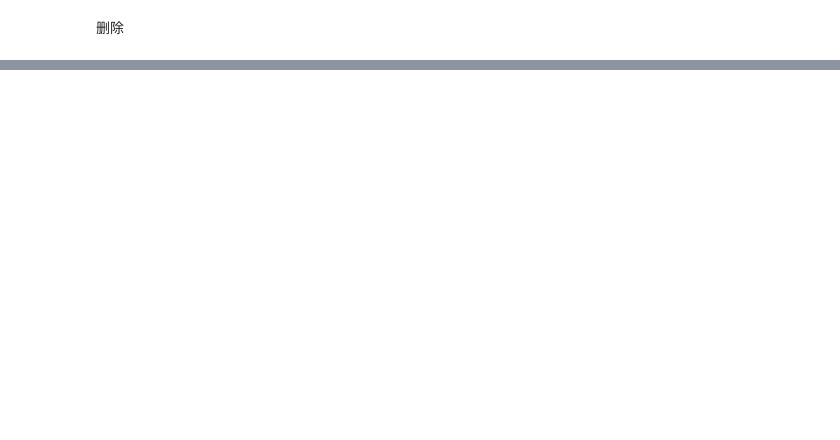
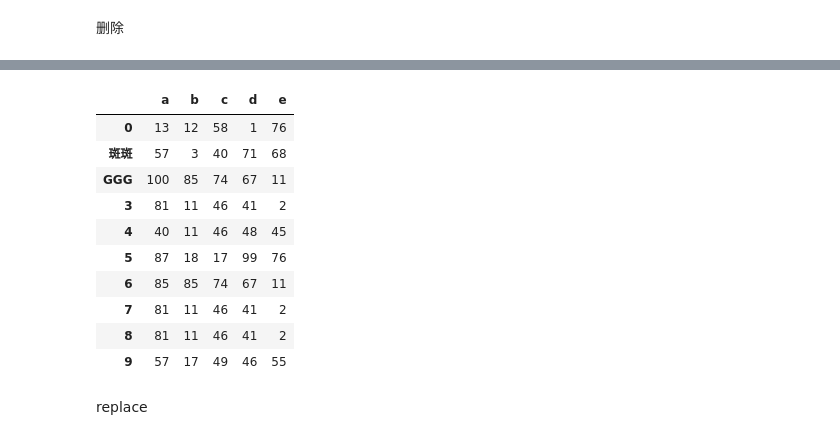
Before and after one commit to Leecoin49/StudyNote, a Jupyter notebook: LLM/AILLM_Luffy/1.Python/第20章Pandas/2.pandas数据处理.ipynb, the cells around one changed output, grey strips where cells are left out. Drawn from its saved outputs; the diff is of its cells as text; code cells hidden in the pictures; blank space fills up the shorter version.

```diff
--- a/LLM/AILLM_Luffy/1.Python/第20章Pandas/2.pandas数据处理.ipynb
+++ b/LLM/AILLM_Luffy/1.Python/第20章Pandas/2.pandas数据处理.ipynb
@@ -788,0 +988,24 @@ dtype: bool
+# %%
+dic = {
+    'a' : 'A',
+    'b' : 'B',
+    1: '斑斑',
+    2: 'GGG'
+}
+
+# df.rename(mapper=dic, axis=1)
+df.rename(index=dic)
+# %% [output]
+|  | a | b | c | d | e |
+| 0 | 13 | 12 | 58 | 1 | 76 |
+| 斑斑 | 57 | 3 | 40 | 71 | 68 |
+| GGG | 100 | 85 | 74 | 67 | 11 |
+| 3 | 81 | 11 | 46 | 41 | 2 |
+| 4 | 40 | 11 | 46 | 48 | 45 |
+| 5 | 87 | 18 | 17 | 99 | 76 |
+| 6 | 85 | 85 | 74 | 67 | 11 |
+| 7 | 81 | 11 | 46 | 41 | 2 |
+| 8 | 81 | 11 | 46 | 41 | 2 |
+| 9 | 57 | 17 | 49 | 46 | 55 |
+# %% [markdown]
+replace
```
Also changed, not shown: parts of 50 cells of this notebook.
